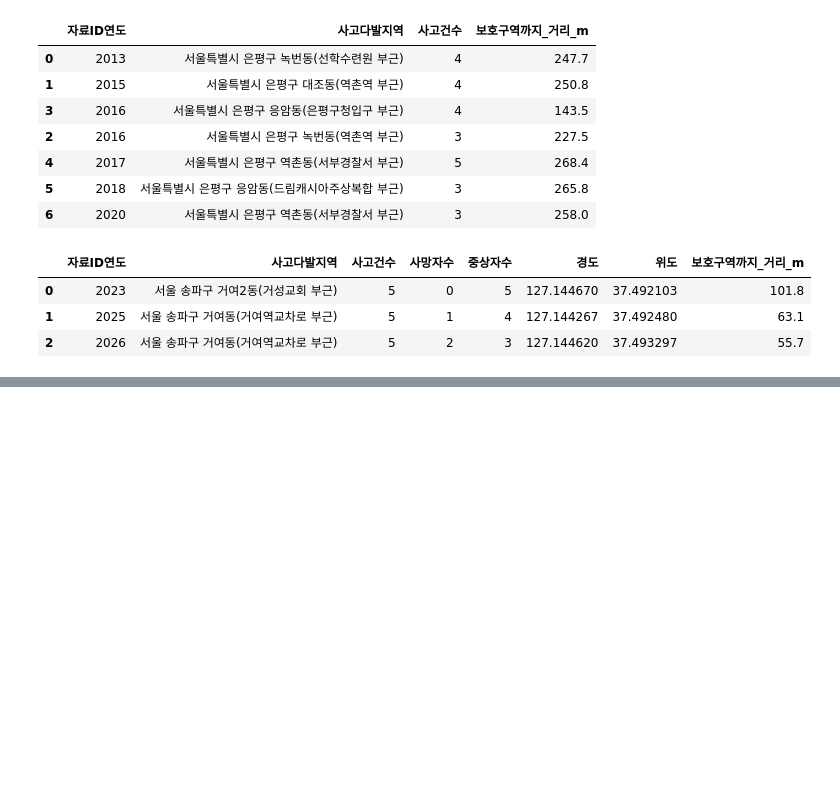
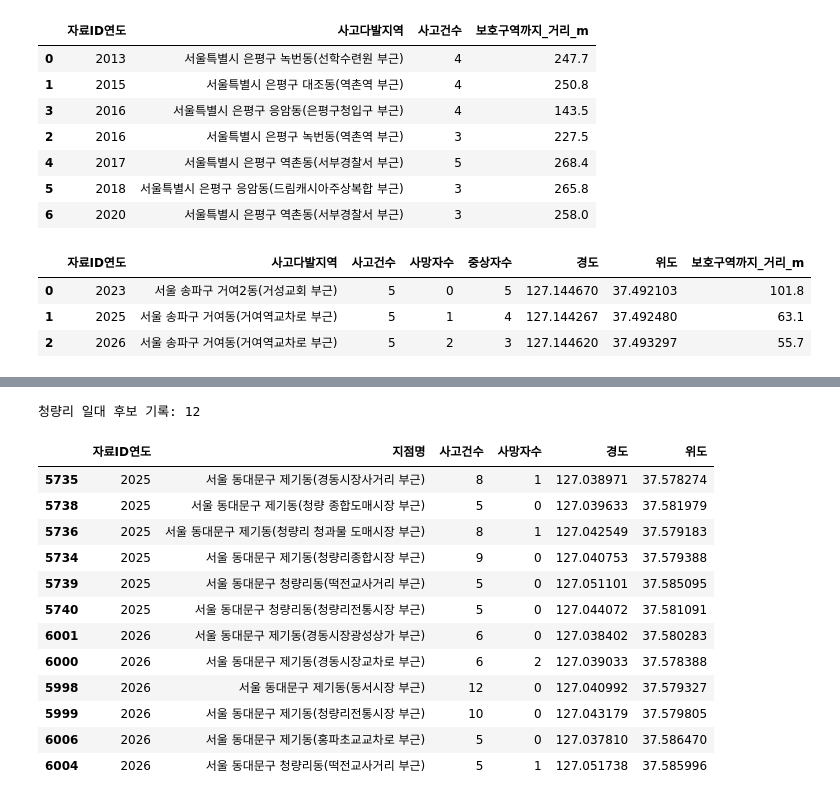
Before and after one commit to csy04x2/elder_accident, a Jupyter notebook: analysis.ipynb, the cells around one changed output, grey strips where cells are left out. Drawn from its saved outputs; the diff is of its cells as text; code cells hidden in the pictures; blank space fills up the shorter version.

```diff
--- a/analysis.ipynb
+++ b/analysis.ipynb
@@ -3993,0 +4004,60 @@ display(geoyeo_history.sort_values("자료ID연도"))
+# %%
+
+# 분석 3 - 청량리 일대 2025·2026 자료 ID 사고다발지역 확인
+
+import pandas as pd
+from urllib.parse import quote
+
+filename = "2012-2025_전국_고령보행자사고다발지역.csv"
+url = (
+    "https://raw.githubusercontent.com/"
+    "csy04x2/elder_accident/main/data/raw/"
+    + quote(filename)
+)
+
+spots = pd.read_csv(url, encoding="cp949")
+
+spots["자료ID연도"] = pd.to_numeric(
+    spots["사고다발지id"].astype(str).str[:4],
+    errors="coerce"
+)
+
+candidate = spots[
+    spots["시도시군구명"].str.contains("서울", na=False)
+    & spots["시도시군구명"].str.contains("동대문", na=False)
+    & spots["자료ID연도"].isin([2025, 2026])
+    & spots["지점명"].str.contains(
+        "청량리|경동|청과|제기",
+        na=False
+    )
+].copy()
+
+print("청량리 일대 후보 기록:", len(candidate))
+
+display(
+    candidate[
+        [
+            "자료ID연도",
+            "지점명",
+            "사고건수",
+            "사망자수",
+            "경도",
+            "위도"
+        ]
+    ].sort_values(["자료ID연도", "지점명"])
+)
+# %% [output]
+청량리 일대 후보 기록: 12
+|  | 자료ID연도 | 지점명 | 사고건수 | 사망자수 | 경도 | 위도 |
+| 5735 | 2025 | 서울 동대문구 제기동(경동시장사거리 부근) | 8 | 1 | 127.038971 | 37.578274 |
+| 5738 | 2025 | 서울 동대문구 제기동(청량 종합도매시장 부근) | 5 | 0 | 127.039633 | 37.581979 |
+| 5736 | 2025 | 서울 동대문구 제기동(청량리 청과물 도매시장 부근) | 8 | 1 | 127.042549 | 37.579183 |
+| 5734 | 2025 | 서울 동대문구 제기동(청량리종합시장 부근) | 9 | 0 | 127.040753 | 37.579388 |
+| 5739 | 2025 | 서울 동대문구 청량리동(떡전교사거리 부근) | 5 | 0 | 127.051101 | 37.585095 |
+| 5740 | 2025 | 서울 동대문구 청량리동(청량리전통시장 부근) | 5 | 0 | 127.044072 | 37.581091 |
+| 6001 | 2026 | 서울 동대문구 제기동(경동시장광성상가 부근) | 6 | 0 | 127.038402 | 37.580283 |
+| 6000 | 2026 | 서울 동대문구 제기동(경동시장교차로 부근) | 6 | 2 | 127.039033 | 37.578388 |
+| 5998 | 2026 | 서울 동대문구 제기동(동서시장 부근) | 12 | 0 | 127.040992 | 37.579327 |
+| 5999 | 2026 | 서울 동대문구 제기동(청량리전통시장 부근) | 10 | 0 | 127.043179 | 37.579805 |
+| 6006 | 2026 | 서울 동대문구 제기동(홍파초교교차로 부근) | 5 | 0 | 127.037810 | 37.586470 |
+| 6004 | 2026 | 서울 동대문구 청량리동(떡전교사거리 부근) | 5 | 1 | 127.051738 | 37.585996 |
```
Also changed, not shown: parts of 2 cells of this notebook.
